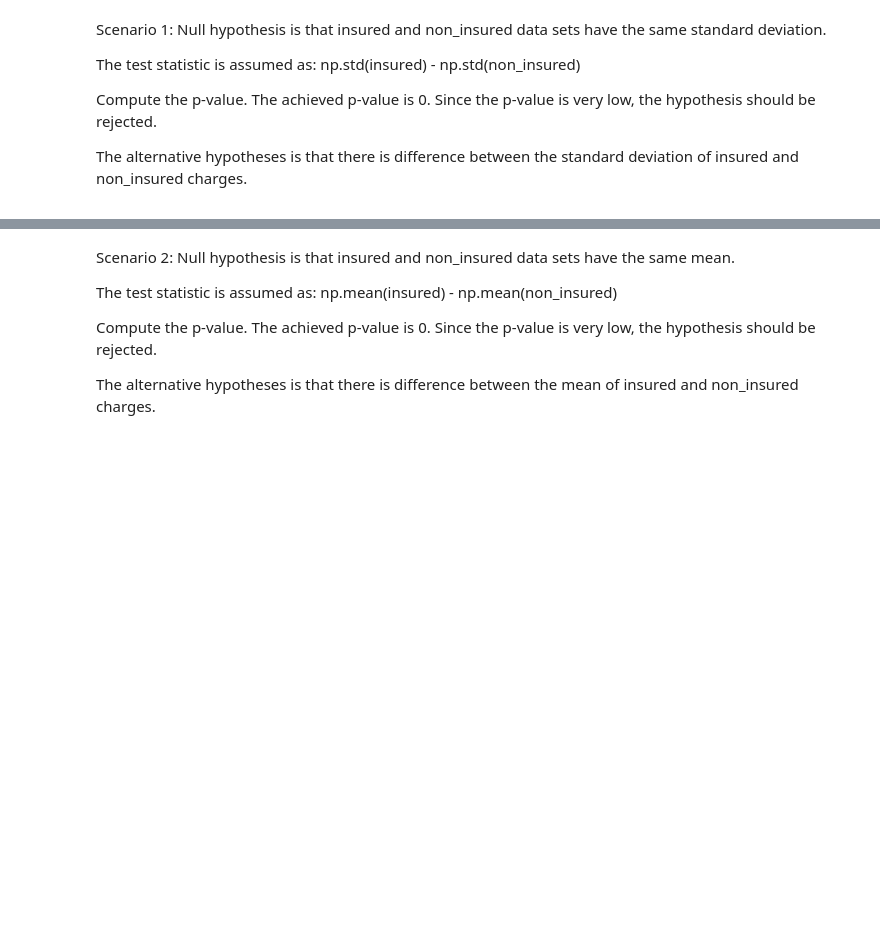
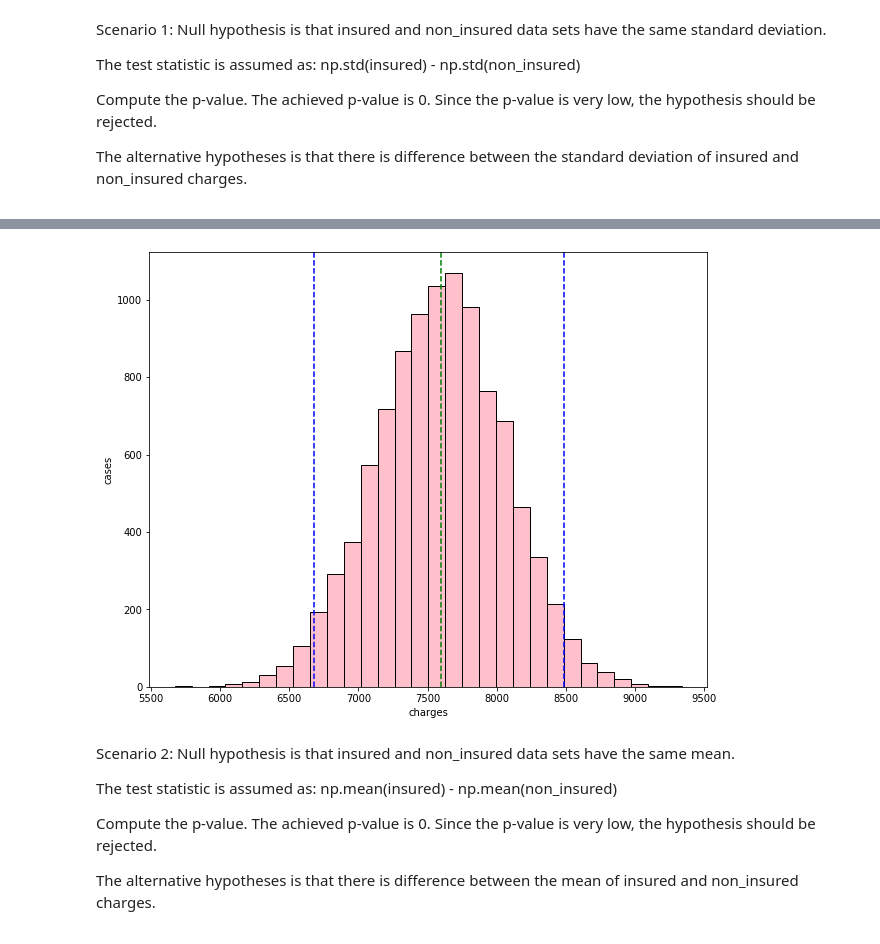
Before and after one commit to mehrnazmir/Springboard, a Jupyter notebook: Bootstrap_inferential_statistics_2-Q.ipynb, the cells around one changed output, grey strips where cells are left out. Saved outputs shown, nothing was run; the diff lists cells and outputs as text; code cells hidden in the pictures; blank space fills up the shorter version.

```diff
--- a/Bootstrap_inferential_statistics_2-Q.ipynb
+++ b/Bootstrap_inferential_statistics_2-Q.ipynb
@@ -142,10 +168,13 @@ print('p-value =', p)
 # %%
 _ = plt.figure(figsize=[10,8])
 _ = plt.hist(insured_non_insured_diff, bins=30, color='pink', ec='k')
 _ = plt.xlabel('charges')
 _ = plt.ylabel('cases')
-_ = plt.axvline(diff_std, color='b', linestyle='--')
-_ = plt.axvline(-diff_std, color='b', linestyle='--')
+_ = plt.axvline(confidence_interval[0], color='b', linestyle='--')
+_ = plt.axvline(confidence_interval[1], color='b', linestyle='--')
+_ = plt.axvline(diff_std, color='g', linestyle='--')
+# %% [output]
+[figure, added]
 # %% [markdown]
 Scenario 2: Null hypothesis is that insured and non_insured data sets have the same mean.
 <p>The test statistic is assumed as: np.mean(insured) - np.mean(non_insured)
```
Also changed, not shown: parts of 15 cells of this notebook.
